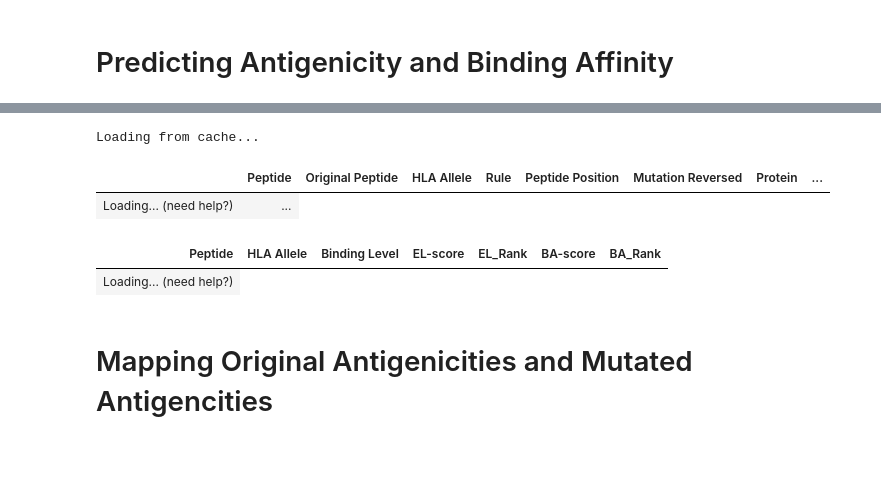
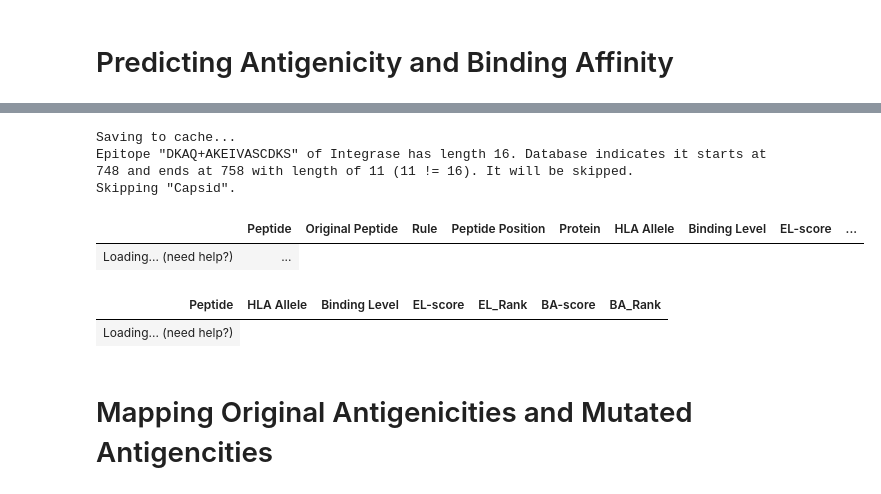
Before and after one commit to RealYHD/BCB430, a Jupyter notebook: Effects of DRM Mutations on Epitope Antigenicity.ipynb, the cells around one changed output, grey strips where cells are left out. Drawn from its saved outputs; the diff is of its cells as text; code cells hidden in the pictures; blank space fills up the shorter version.

Commit message:
Implemented generation of all possible epitopes based off DRMs.

```diff
--- a/Effects of DRM Mutations on Epitope Antigenicity.ipynb
+++ b/Effects of DRM Mutations on Epitope Antigenicity.ipynb
@@ -296,4 +296,4 @@ hiv_associated_hla_alleles = [
 
 ### Configuration
 hla_alleles = all_hla_alleles
-max_per_epitope = 0
+max_per_epitope = 20
@@ -300,85 +333,64 @@ max_per_epitope = 0
 # %%
-
 ### Running
 antigenicity_table = []
+unmutated_antigenicity_table = None
 antigenicity_cache_path = "Cache/antigenicity.pickle"
 if path.isfile(antigenicity_cache_path):
     print("Loading from cache...")
     with open(antigenicity_cache_path, 'rb') as handle:
-        antigenicity_table = pickle.load(handle)
+        antigenicity_table, unmutated_antigenicity_table = pickle.load(handle)
 else:
     process_log = []
+    unmutated_epitopes_to_test = []
     # Generate mutated epitopes
-    unmutated_epitopes_to_test = []
-    for epitope_protein in tqdm(epitope_proteins, desc="Epitope Protein Origin"):
+    for epitope_protein in epitope_proteins:
         epitopes_table = protein_epitopes[epitope_protein]
         drug_target = epitope_drug_target_proteins[epitope_protein]
         region_alias = epitope_protein_region_alias[epitope_protein]
         if drug_target not in epitope_mutation_map:
             process_log.append(f"Skipping \"{drug_target}\".")
             continue
         regex = rf"{region_alias}\((\d+)-(\d+)\)"
         epitopes = list(epitopes_table[["Epitope", "HXB2 location"]].itertuples())
         epitopes = epitopes[:min(max_per_epitope, len(epitopes))] if max_per_epitope != 0 else epitopes
         for index, epitope, location_str in tqdm(epitopes, desc=f"{epitope_protein}"):
             location_match = re.search(regex, location_str)
             start = int(location_match.group(1))
             end = int(location_match.group(2))
             if (end - start + 1) != len(epitope):
                 process_log.append(f"Epitope \"{epitope}\" of {drug_target} has length {len(epitope)}. Database indicates it starts at {start} and ends at {end} with length of {end - start + 1} ({end - start + 1} != {len(epitope)}). It will be skipped.")
                 continue
             epitopes_to_test = []
-            corresponding_positions = []
-            corresponding_peptides = []
             corresponding_mutations = []
             reversed_mutations = []
             unmutated_epitopes_to_test.append(epitope)
             # TODO Change this to recursive method of finding all permutations of a sequence
-            for position in range(start, start + len(epitope)):
-                position = position
-                mutation_position = position - start
-                current_aa = epitope[mutation_position]
-                if position in epitope_mutation_map[drug_target]:
-                    mutations = epitope_mutation_map[drug_target][position]
-                    for original_aa, pos, mutation_aa in epitope_mutation_map[drug_target][position]:
-                        mutated_epitope = None
-                        if original_aa == current_aa:
-                            mutated_epitope = epitope[:mutation_position] + mutation_aa + epitope[mutation_position + 1:]
-                            process_log.append(f"{start}-{epitope}-{end} Testing HLA binding affinity on sequence {mutated_epitope}")
-                            reversed_mutations.append(False)
-                        elif mutation_aa == current_aa:
-                            mutated_epitope = epitope[:mutation_position] + "*" + original_aa + "*" + epitope[mutation_position + 1:]
-                            process_log.append(f"{start}-{epitope}-{end} Testing HLA binding affinity on sequence {mutated_epitope}")
-                            reversed_mutations.append(True)
-                        else:
-                            process_log.append(f"{start}-{epitope}-{end} Expected {original_aa} or {mutation_aa} at {position} for epitope in {drug_target} ({region_alias}). Found {current_aa} instead.")
-                            pass
-                        if mutated_epitope is not None:
-                            epitopes_to_test.append(mutated_epitope)
-                            corresponding_positions.append((start, end))
-                            corresponding_peptides.append(epitope)
-                            corresponding_mutations.append((original_aa, pos, mutation_aa))
+            mutated_epitopes = generate_epitopes(original_epitope=epitope, epitope_bounds=(start, end), drug_target=drug_target)
+            for mutated_epitope, mutations in mutated_epitopes:
+                epitopes_to_test.append(mutated_epitope)
+                corresponding_mutations.append(mutations)
             if len(epitopes_to_test) > 1:
                 for hla_allele in hla_alleles:
                     protein_epitope_antigenicities = predict_antigenicity(epitopes_to_test, hla_alleles=[hla_allele])
-                    protein_epitope_antigenicities.insert(loc=1, column="Original Peptide", value=corresponding_peptides)
-                    protein_epitope_antigenicities.insert(loc=3, column="Rule", value=corresponding_mutations)
-                    protein_epitope_antigenicities.insert(loc=4, column="Peptide Position", value=corresponding_positions)
-                    protein_epitope_antigenicities.insert(loc=5, column="Mutation Reversed", value=reversed_mutations)
-                    protein_epitope_antigenicities.insert(loc=6, column="Protein", value=epitope_protein)
+                    protein_epitope_antigenicities.insert(loc=1, column="Original Peptide", value=epitope)
+                    protein_epitope_antigenicities.insert(loc=2, column="Rules", value=corresponding_mutations)
+                    protein_epitope_antigenicities.insert(loc=3, column="Peptide Position", value=[(start, end)] * len(epitopes_to_test))
+                    protein_epitope_antigenicities.insert(loc=4, column="Protein", value=epitope_protein)
                     antigenicity_table.append(protein_epitope_antigenicities)
     antigenicity_table = pd.concat(antigenicity_table)
+    unmutated_antigenicity_table = predict_antigenicity(unmutated_epitopes_to_test, hla_alleles=hla_alleles)
     with open(antigenicity_cache_path, 'wb') as handle:
         print("Saving to cache...")
-        pickle.dump(antigenicity_table, handle)
-    unmutated_antigenicity_table = predict_antigenicity(unmutated_epitopes_to_test, hla_alleles=hla_alleles)
+        pickle.dump((antigenicity_table, unmutated_antigenicity_table), handle)
     print("\n".join(process_log))
 
 itable(antigenicity_table)
 itable(unmutated_antigenicity_table)
 # %% [output]
-Loading from cache...
+Saving to cache...
+Epitope "DKAQ+AKEIVASCDKS" of Integrase has length 16. Database indicates it starts at 748 and ends at 758 with length of 11 (11 != 16). It will be skipped.
+Skipping "Capsid".
-|  | Peptide | Original Peptide | HLA Allele | Rule | Peptide Position | Mutation Reversed | Protein | ... |
+|  | Peptide | Original Peptide | Rule | Peptide Position | Protein | HLA Allele | Binding Level | EL-score | ... |
 | Loading... (need help?) | ... |
 | Peptide | HLA Allele | Binding Level | EL-score | EL_Rank | BA-score | BA_Rank |
 | Loading... (need help?) |
```
Also changed, not shown: parts of 1 cell of this notebook, 1 other file.
